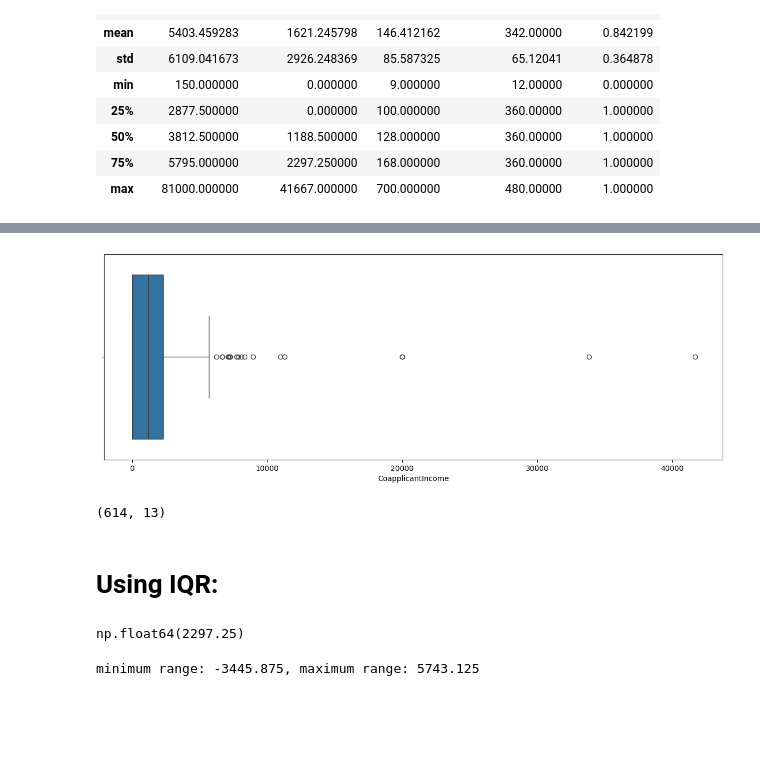
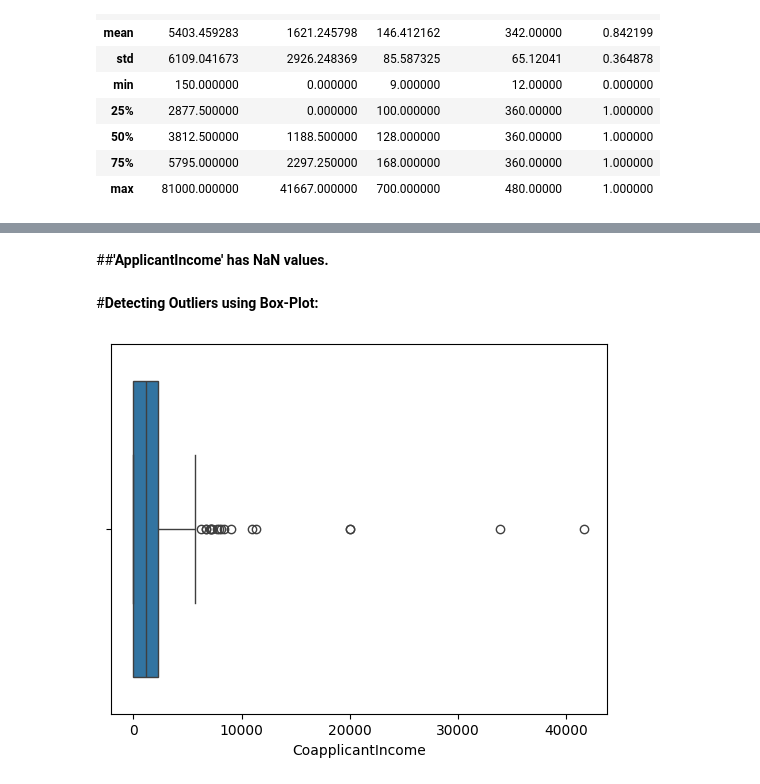
Before and after one commit to Ahiraf/Data_Science_Basics, a Jupyter notebook: 15_Outliers.ipynb, the cells around one changed output, grey strips where cells are left out. Drawn from its saved outputs; the diff is of its cells as text; code cells hidden in the pictures; blank space fills up the shorter version.

```diff
--- a/15_Outliers.ipynb
+++ b/15_Outliers.ipynb
@@ -29,27 +54,9 @@ dataset.describe()
+# %% [markdown]
+##**'ApplicantIncome' has NaN values.**
+# %% [markdown]
+#**Detecting Outliers using Box-Plot:**
 # %%
-plt.figure(figsize=(15, 5)) # Increase figure size for better visualisation and clarity
 sns.boxplot(x = "CoapplicantIncome", data = dataset)
 plt.show()
 # %% [output]
-[figure, old version]
+[figure, new version]
-# %%
-dataset.shape
-# %% [output]
-(614, 13)
-# %% [markdown]
-# **Using IQR:**
-# %%
-q1 = dataset["CoapplicantIncome"].quantile(0.25)
-q3 = dataset["CoapplicantIncome"].quantile(0.75)
-
-IQR = q3 - q1
-IQR
-# %% [output]
-np.float64(2297.25)
-# %%
-min_range = q1 - (1.5 * IQR)
-max_range = q3 + (1.5 * IQR)
-
-print(f"minimum range: {min_range}, maximum range: {max_range}")
-# %% [output]
-minimum range: -3445.875, maximum range: 5743.125
```
Also changed, not shown: parts of 5 cells of this notebook.
